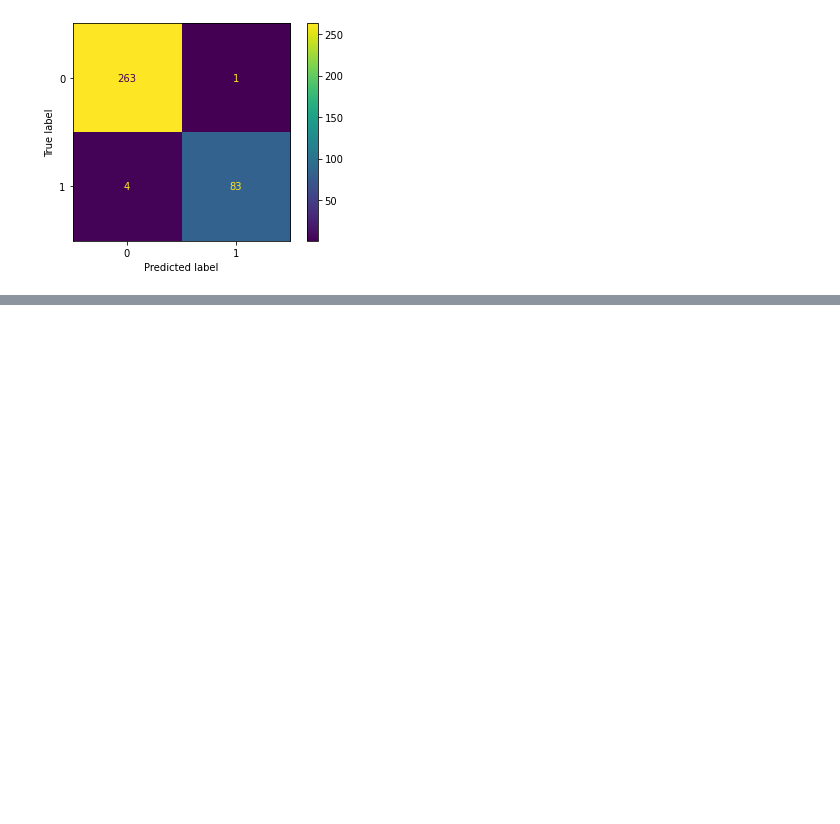
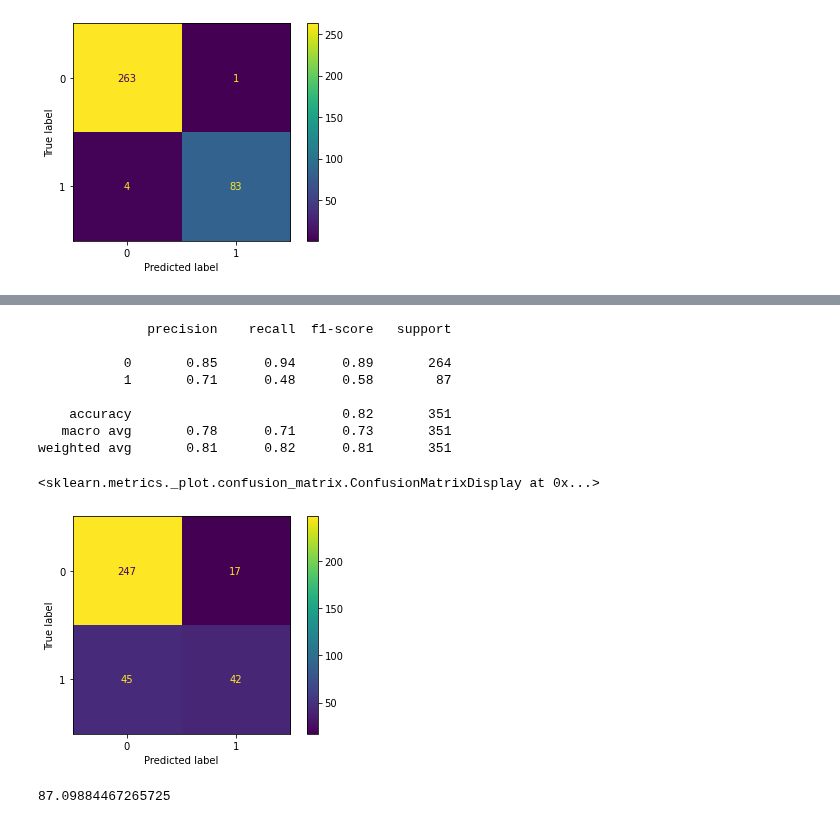
Before and after one commit to niightingale/bep_tools, a Jupyter notebook: general_data_analysis/models_glx.ipynb, the cells around one changed output, grey strips where cells are left out. Saved outputs shown, nothing was run; the diff lists cells and outputs as text; code cells hidden in the pictures; blank space fills up the shorter version.

```diff
--- a/general_data_analysis/models_glx.ipynb
+++ b/general_data_analysis/models_glx.ipynb
@@ -159,0 +185,28 @@ coloc_set_minus
+# %%
+y = coloc_set['true colocalization']
+X = coloc_set[['coloc - Spot Contrast', 'coloc - Spot Area [px²]', 'coloc - Spot To Region Intensity']]
+
+NN = MLPClassifier(solver = 'lbfgs', alpha = 1e-5, hidden_layer_sizes = (15,2), random_state = 1)
+NN.fit(X,y)
+p = NN.predict(X)
+
+print(classification_report(y,p))
+ConfusionMatrixDisplay.from_predictions(y, p)
+# %% [output]
+              precision    recall  f1-score   support
+
+           0       0.85      0.94      0.89       264
+           1       0.71      0.48      0.58        87
+
+    accuracy                           0.82       351
+   macro avg       0.78      0.71      0.73       351
+weighted avg       0.81      0.82      0.81       351
+<sklearn.metrics._plot.confusion_matrix.ConfusionMatrixDisplay at 0x...>
+[figure, added]
+# %%
+Xt = coloc_set_minus[['coloc - Spot Contrast', 'coloc - Spot Area [px²]', 'coloc - Spot To Region Intensity']]
+p = NN.predict(Xt)
+
+print((len(Xt)-sum(p))/len(Xt) * 100)
+# %% [output]
+87.09884467265725
```
Also changed, not shown: parts of 9 cells of this notebook, 1 other file.
